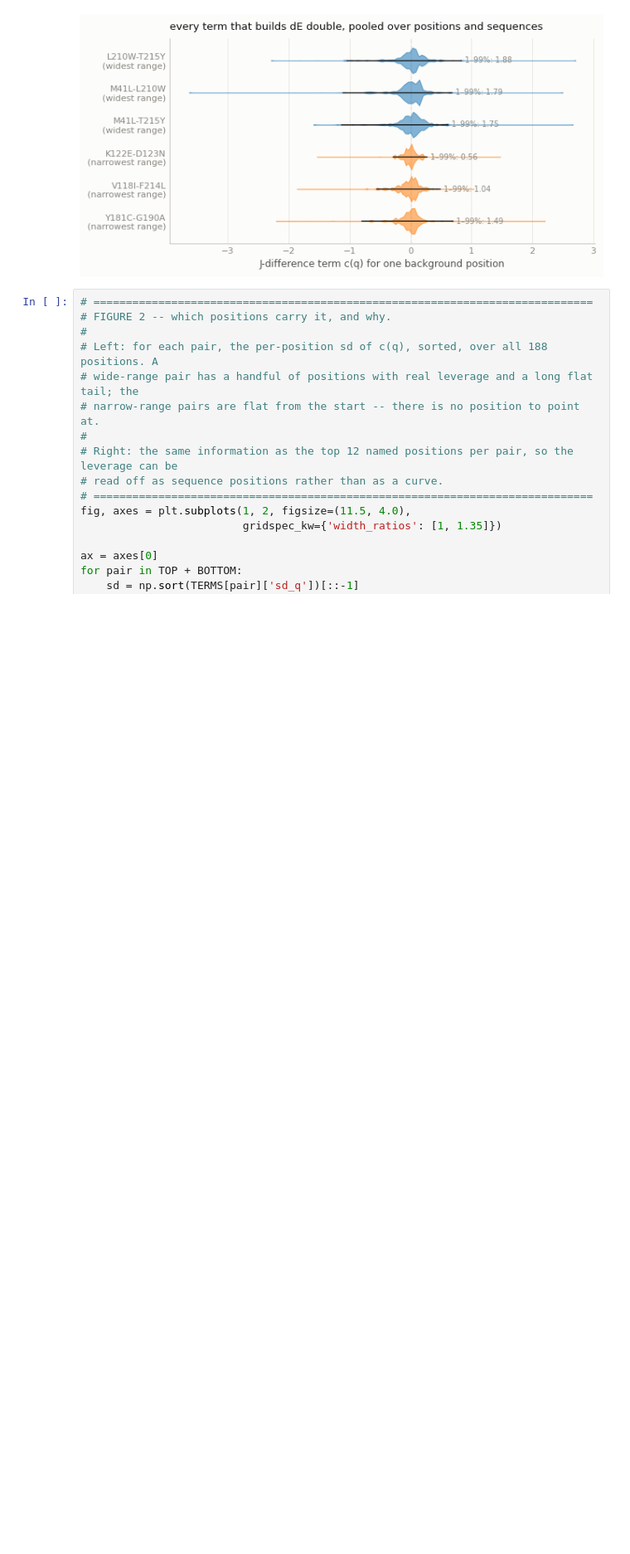
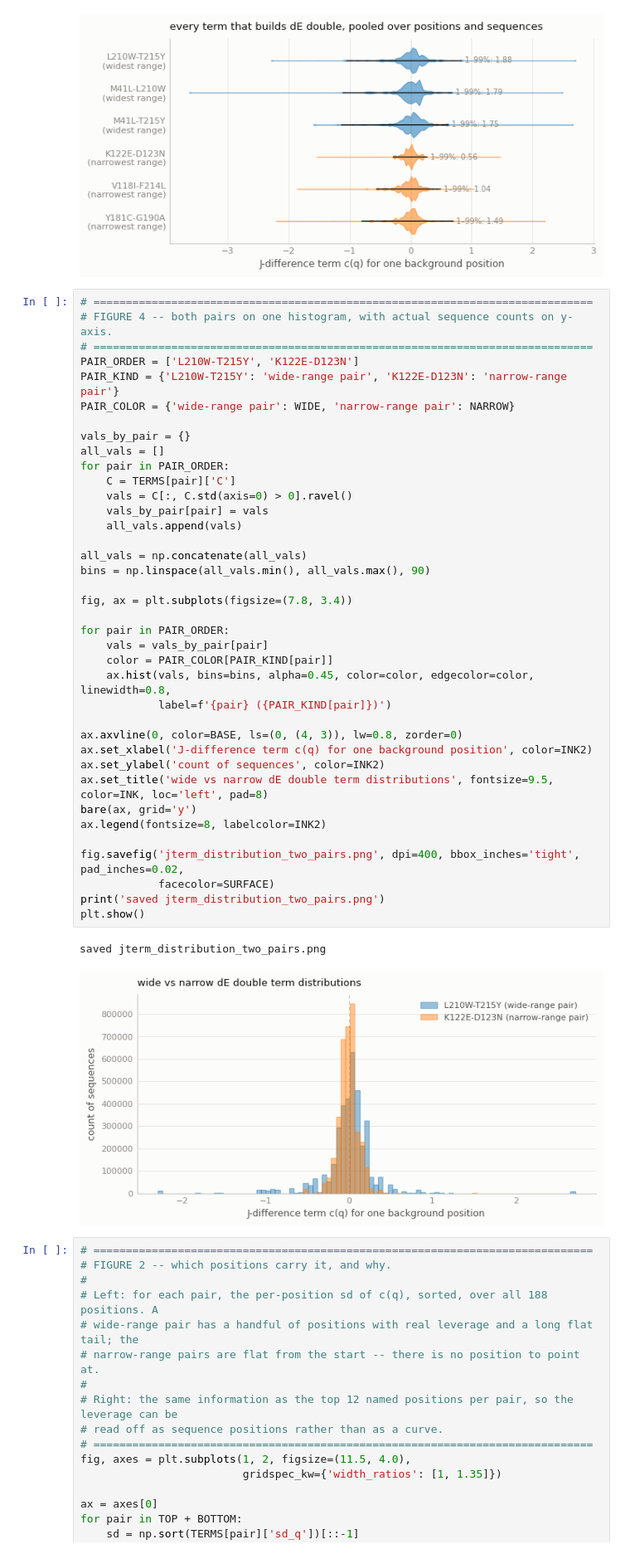
Before and after one commit to Daniel-Xkan/potts_model_test, a Jupyter notebook: ms1/observed_vs_expected/jterm_range_probe_v1.ipynb, the cells around one changed output. Shown at 83% size. Cells and saved outputs as stored; diff of their text form; blank space fills up the shorter version.

```diff
--- a/ms1/observed_vs_expected/jterm_range_probe_v1.ipynb
+++ b/ms1/observed_vs_expected/jterm_range_probe_v1.ipynb
@@ -241,6 +241,47 @@ plt.show()
 # %% [output]
 saved jterm_distribution.png
 [figure]
+# %%
+# =============================================================================
+# FIGURE 4 -- both pairs on one histogram, with actual sequence counts on y-axis.
+# =============================================================================
+PAIR_ORDER = ['L210W-T215Y', 'K122E-D123N']
+PAIR_KIND = {'L210W-T215Y': 'wide-range pair', 'K122E-D123N': 'narrow-range pair'}
+PAIR_COLOR = {'wide-range pair': WIDE, 'narrow-range pair': NARROW}
+
+vals_by_pair = {}
+all_vals = []
+for pair in PAIR_ORDER:
+    C = TERMS[pair]['C']
+    vals = C[:, C.std(axis=0) > 0].ravel()
+    vals_by_pair[pair] = vals
+    all_vals.append(vals)
+
+all_vals = np.concatenate(all_vals)
+bins = np.linspace(all_vals.min(), all_vals.max(), 90)
+
+fig, ax = plt.subplots(figsize=(7.8, 3.4))
+
+for pair in PAIR_ORDER:
+    vals = vals_by_pair[pair]
+    color = PAIR_COLOR[PAIR_KIND[pair]]
+    ax.hist(vals, bins=bins, alpha=0.45, color=color, edgecolor=color, linewidth=0.8,
+            label=f'{pair} ({PAIR_KIND[pair]})')
+
+ax.axvline(0, color=BASE, ls=(0, (4, 3)), lw=0.8, zorder=0)
+ax.set_xlabel('J-difference term c(q) for one background position', color=INK2)
+ax.set_ylabel('count of sequences', color=INK2)
+ax.set_title('wide vs narrow dE double term distributions', fontsize=9.5, color=INK, loc='left', pad=8)
+bare(ax, grid='y')
+ax.legend(fontsize=8, labelcolor=INK2)
+
+fig.savefig('jterm_distribution_two_pairs.png', dpi=400, bbox_inches='tight', pad_inches=0.02,
+            facecolor=SURFACE)
+print('saved jterm_distribution_two_pairs.png')
+plt.show()
+# %% [output]
+saved jterm_distribution_two_pairs.png
+[figure, added]
 # %%
 # =============================================================================
 # FIGURE 2 -- which positions carry it, and why.
```
Also changed, not shown: 1 other file.
